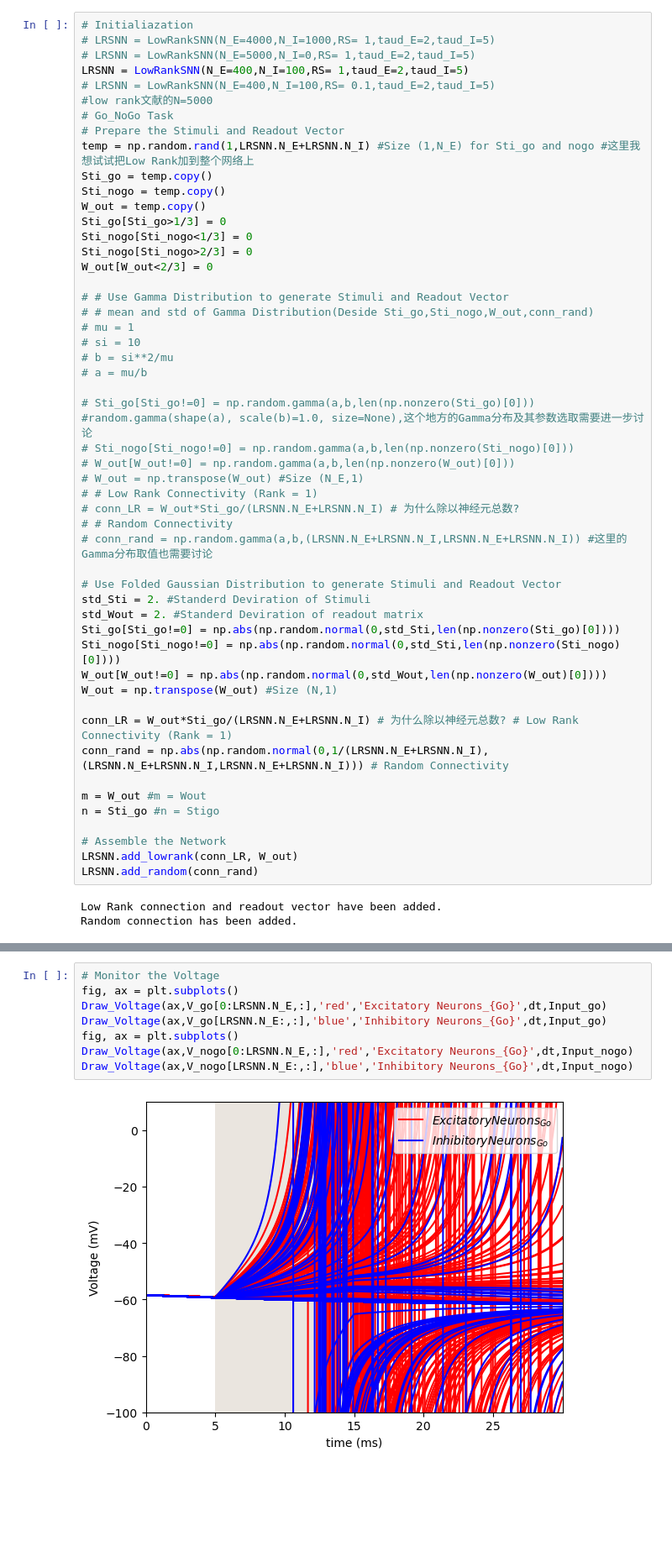
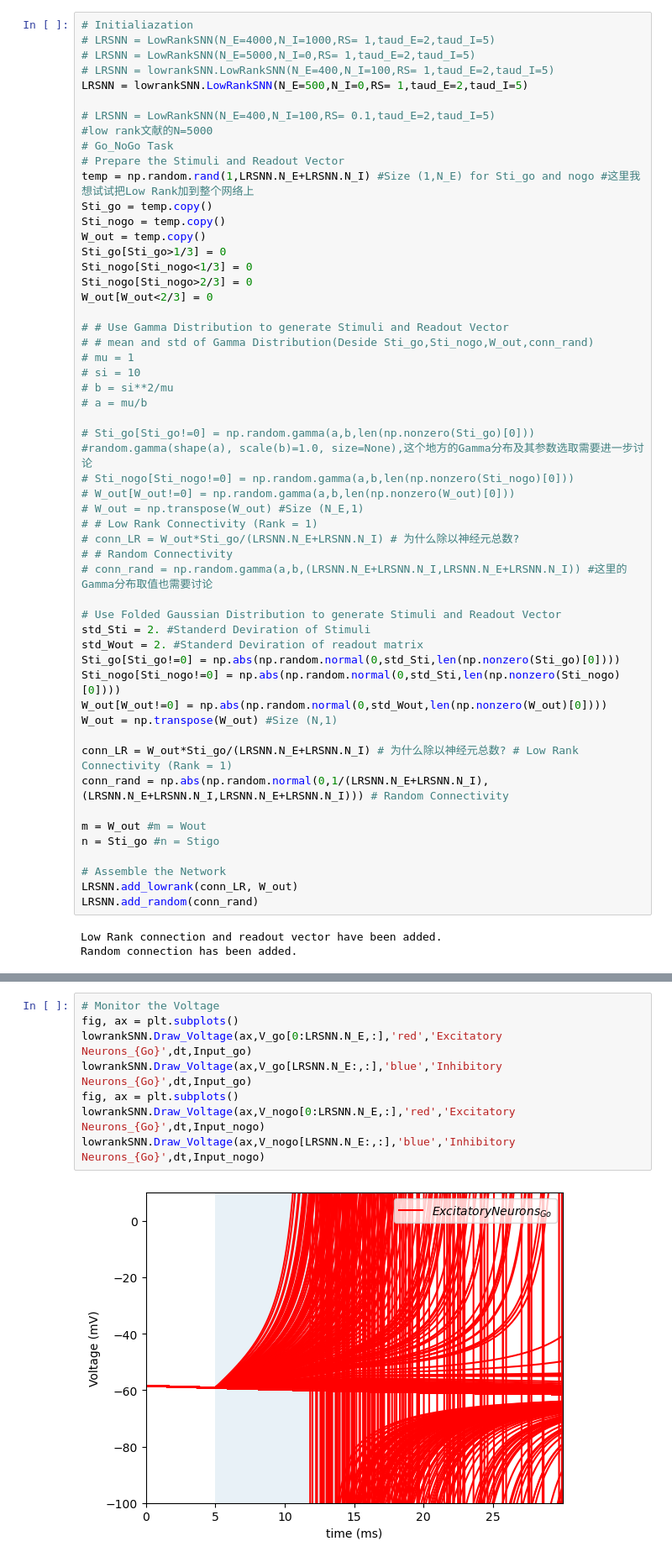
Before and after one commit to LiBinUtokyo/LowRank_ModifiedTheta_SNN, a Jupyter notebook: PYTHON/main.ipynb, the cells around one changed output, grey strips where cells are left out. Shown at 84% size. Saved outputs shown, nothing was run; the diff lists cells and outputs as text; blank space fills up the shorter version.

```diff
--- a/PYTHON/main.ipynb
+++ b/PYTHON/main.ipynb
@@ -315,7 +320,9 @@ print(a.T@b)
 # Initialiazation
 # LRSNN = LowRankSNN(N_E=4000,N_I=1000,RS= 1,taud_E=2,taud_I=5)
 # LRSNN = LowRankSNN(N_E=5000,N_I=0,RS= 1,taud_E=2,taud_I=5)
-LRSNN = LowRankSNN(N_E=400,N_I=100,RS= 1,taud_E=2,taud_I=5)
+# LRSNN = lowrankSNN.LowRankSNN(N_E=400,N_I=100,RS= 1,taud_E=2,taud_I=5)
+LRSNN = lowrankSNN.LowRankSNN(N_E=500,N_I=0,RS= 1,taud_E=2,taud_I=5)
+
 # LRSNN = LowRankSNN(N_E=400,N_I=100,RS= 0.1,taud_E=2,taud_I=5)
 #low rank文献的N=5000
 # Go_NoGo Task
@@ -413,10 +420,10 @@ Draw_Conductance(ax,g_nogo,color_Nogo,"Average Conductance_{Nogo}",dt,Input_nogo
 # %%
 # Monitor the Voltage
 fig, ax = plt.subplots()
-Draw_Voltage(ax,V_go[0:LRSNN.N_E,:],'red','Excitatory Neurons_{Go}',dt,Input_go)
-Draw_Voltage(ax,V_go[LRSNN.N_E:,:],'blue','Inhibitory Neurons_{Go}',dt,Input_go)
+lowrankSNN.Draw_Voltage(ax,V_go[0:LRSNN.N_E,:],'red','Excitatory Neurons_{Go}',dt,Input_go)
+lowrankSNN.Draw_Voltage(ax,V_go[LRSNN.N_E:,:],'blue','Inhibitory Neurons_{Go}',dt,Input_go)
 fig, ax = plt.subplots()
-Draw_Voltage(ax,V_nogo[0:LRSNN.N_E,:],'red','Excitatory Neurons_{Go}',dt,Input_nogo)
-Draw_Voltage(ax,V_nogo[LRSNN.N_E:,:],'blue','Inhibitory Neurons_{Go}',dt,Input_nogo)
+lowrankSNN.Draw_Voltage(ax,V_nogo[0:LRSNN.N_E,:],'red','Excitatory Neurons_{Go}',dt,Input_nogo)
+lowrankSNN.Draw_Voltage(ax,V_nogo[LRSNN.N_E:,:],'blue','Inhibitory Neurons_{Go}',dt,Input_nogo)
 # %% [output]
-[figure, old version]
+[figure, new version]
```
Also changed, not shown: parts of 11 cells of this notebook, 6 other files.
